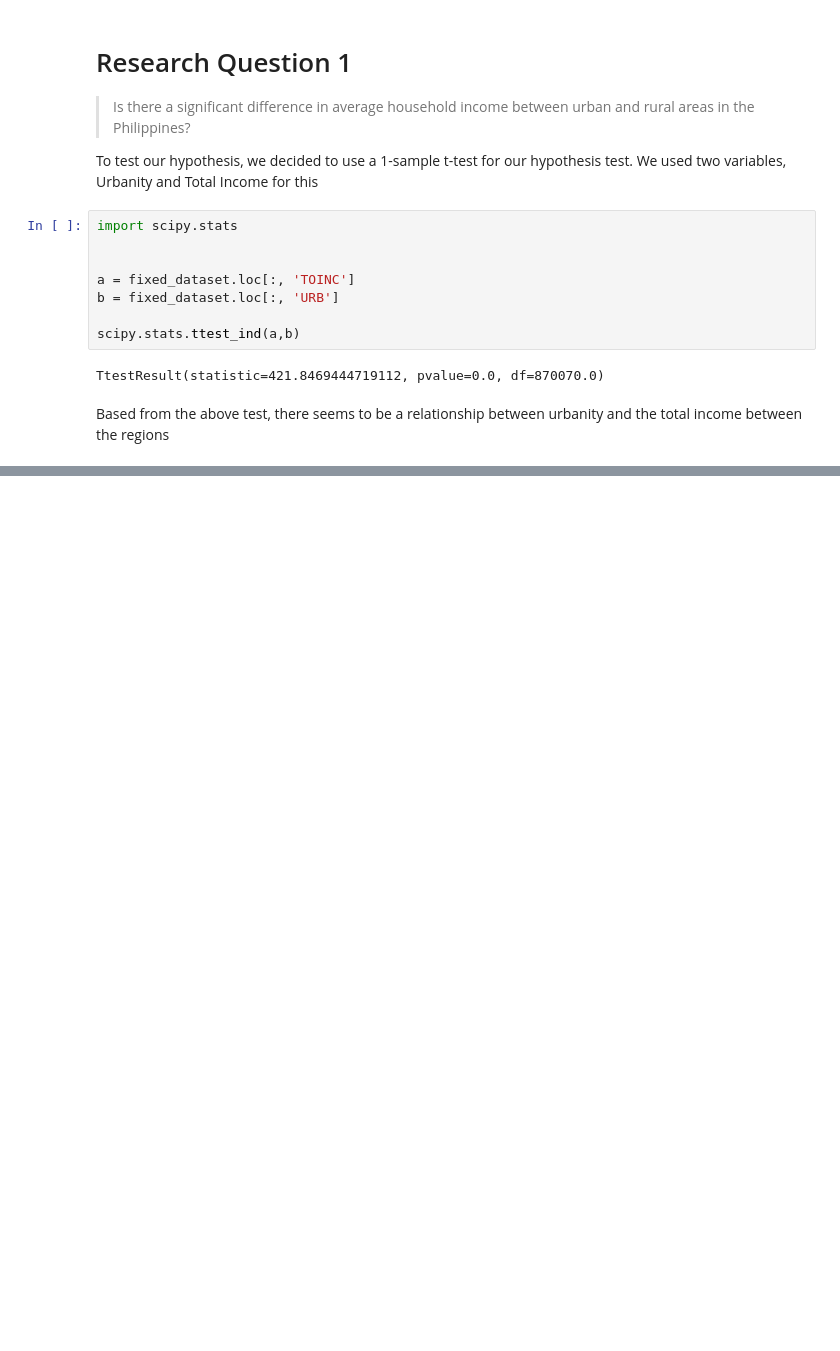
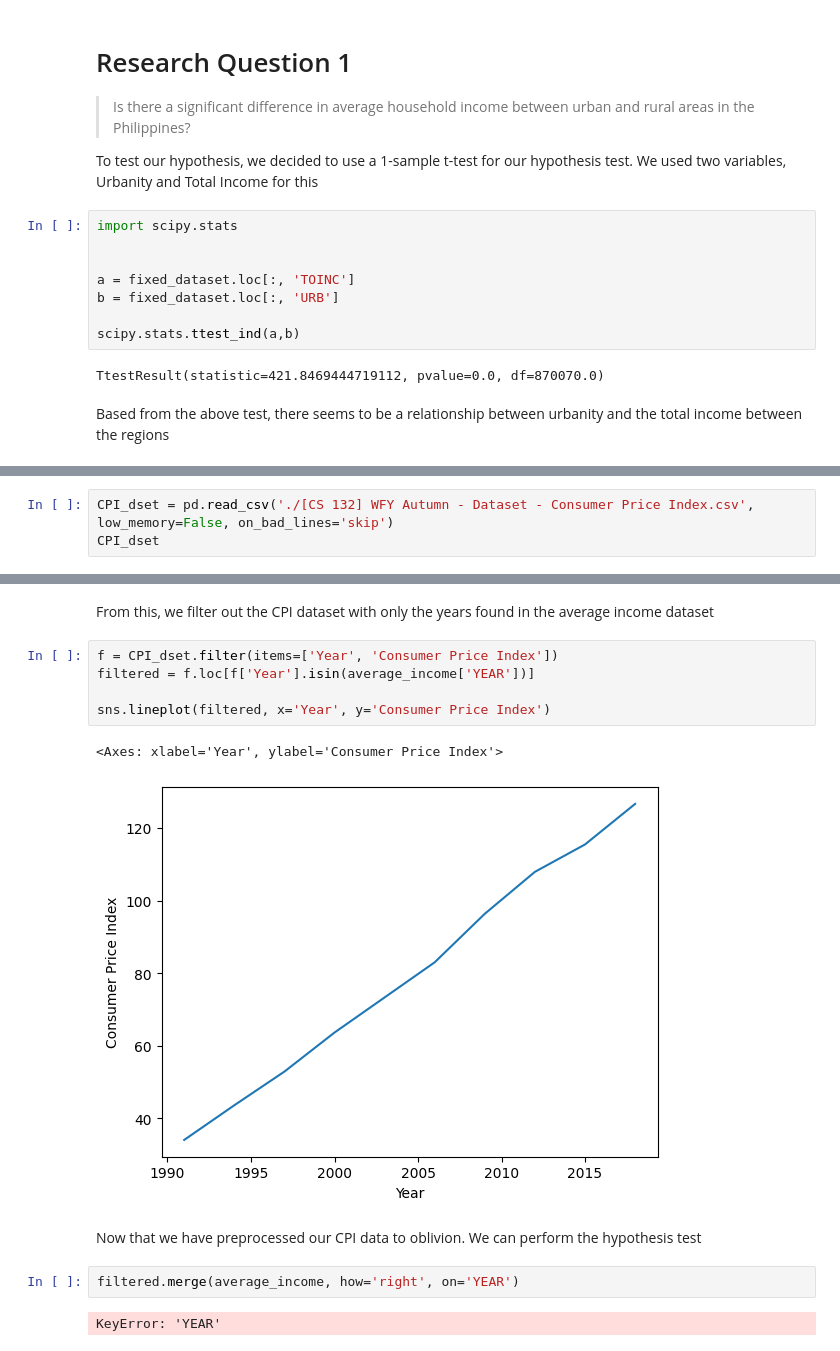
Before and after one commit to NikYT05/cs-132-project, a Jupyter notebook: hypothesis-testing/Hypothesis Testing.ipynb, the cells around one changed output, grey strips where cells are left out. Drawn from its saved outputs; the diff is of its cells as text; blank space fills up the shorter version.

```diff
--- a/hypothesis-testing/Hypothesis Testing.ipynb
+++ b/hypothesis-testing/Hypothesis Testing.ipynb
@@ -116,0 +118,3 @@ What hypothesis test am I supposed to use with this?
+# %%
+CPI_dset = pd.read_csv('./[CS 132] WFY Autumn - Dataset - Consumer Price Index.csv', low_memory=False, on_bad_lines='skip')
+CPI_dset
@@ -116,0 +174,16 @@ What hypothesis test am I supposed to use with this?
+# %% [markdown]
+From this, we filter out the CPI dataset with only the years found in the average income dataset
+# %%
+f = CPI_dset.filter(items=['Year', 'Consumer Price Index'])
+filtered = f.loc[f['Year'].isin(average_income['YEAR'])]
+
+sns.lineplot(filtered, x='Year', y='Consumer Price Index')
+# %% [output]
+<Axes: xlabel='Year', ylabel='Consumer Price Index'>
+[figure, added]
+# %% [markdown]
+Now that we have preprocessed our CPI data to oblivion. We can perform the hypothesis test
+# %%
+filtered.merge(average_income, how='right', on='YEAR')
+# %% [output]
+KeyError: 'YEAR'
```
Also changed, not shown: parts of 10 cells of this notebook, 1 other file.
